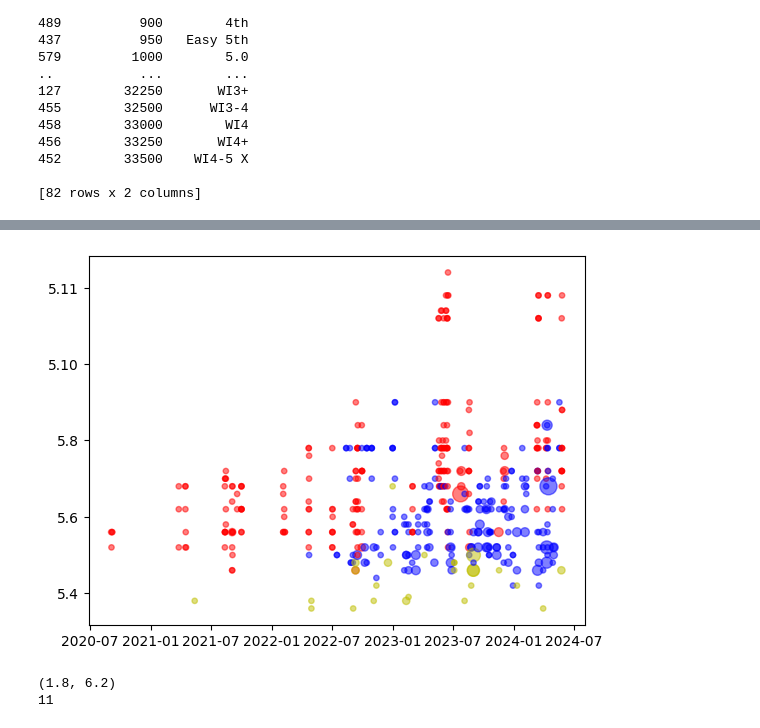
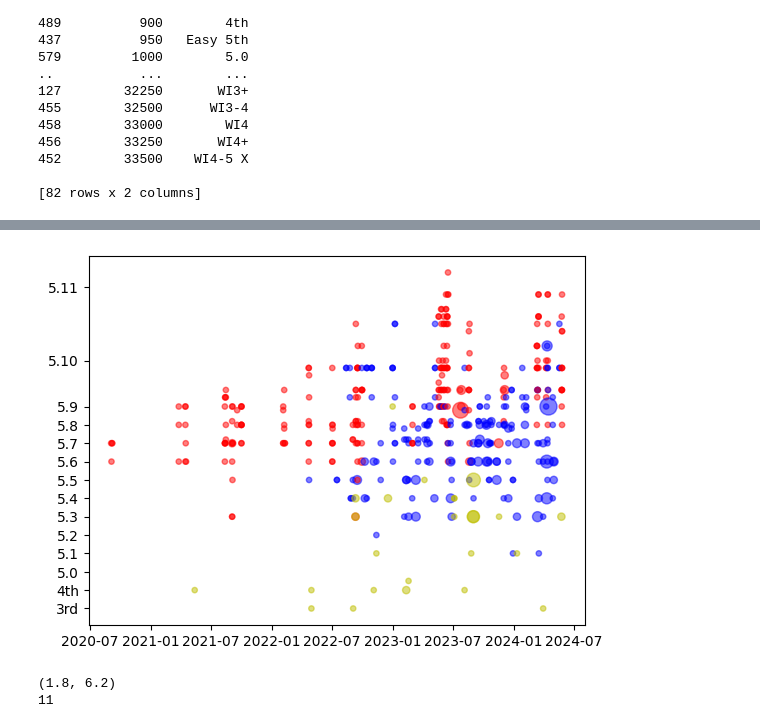
Before and after one commit to raymur/mp-plot, a Jupyter notebook: parse_ticks.ipynb, the cells around one changed output, grey strips where cells are left out. Drawn from its saved outputs; the diff is of its cells as text; code cells hidden in the pictures.

Commit message:
get y axis labels with grades

```diff
--- a/parse_ticks.ipynb
+++ b/parse_ticks.ipynb
@@ -93,28 +138,33 @@ df
 # %%
 x = df['Date']
-y = df['Rating Code']
+y = df['Normalized Rating Code']
 c = df.apply(lambda x : 'y' if (x['Style'] == 'Solo') else ('r' if (x['Route Type'] == 'Sport') else 'b') , axis=1)
 area = (df['Pitches'].apply(math.sqrt)/math.pi * 1.772453850905516 * 15)  #TODO: come up with better area formula for multipitch
 area = (df['Pitches'].apply(lambda x : math.pow(x, 0.9)) * 15)
 plt.scatter(x, y, c=c, s=area, alpha=0.5)
 # plt.yticks(numpy.arange(1000, 6000, step=1000), ['5.4', '5.6', '5.8', '5.10', '5.11'])  # Set text labels.
 
+
+def generate_yticks(ylim_min, ylim_max):
+    yticks = numpy.append(
+        numpy.arange(1625, 4375+1, step=250),
+        numpy.arange(5000, 10000+1, step=1000))
+    labels = numpy.array(['3rd', '4th', '5.0', '5.1', '5.2', '5.3', '5.4', '5.5', '5.6', '5.7', '5.8', '5.9',
+              '5.10', '5.11', '5.12', '5.13', '5.14', '5.15'])
+    filter_arr = (ylim_min <=  yticks) & (yticks <= ylim_max)
+    yticks = yticks[filter_arr]
+    labels = list(labels[filter_arr])
+    return yticks, labels
+
 ylim_min, ylim_max = plt.ylim()
-num_ticks = len(plt.yticks()[0])
+yticks, ylabels = generate_yticks(ylim_min, ylim_max)
+plt.yticks(yticks, ylabels)
 
-
-def generate_yticks():
-    ticks = numpy.array([])
-    labels = [convert_code_to_yds(x) for x in ticks]
-    return ticks, labels
-
-def convert_code_to_yds(code):
-    return '5.?'
 
 plt.savefig('tick_plot.png')
 plt.show()
 # %% [output]
-[figure, old version]
+[figure, new version]
 # %%
 y=numpy.array([2,3,4,5,6])
 
```
Also changed, not shown: parts of 2 cells of this notebook, 2 other files.
